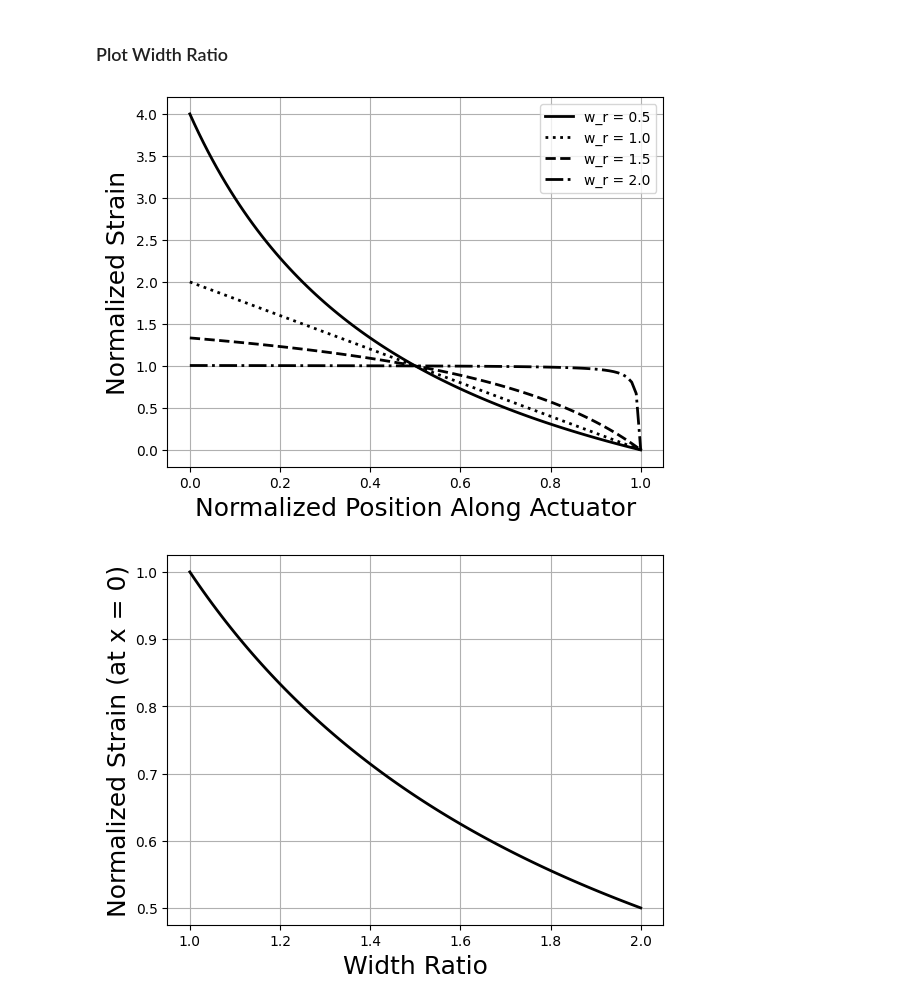
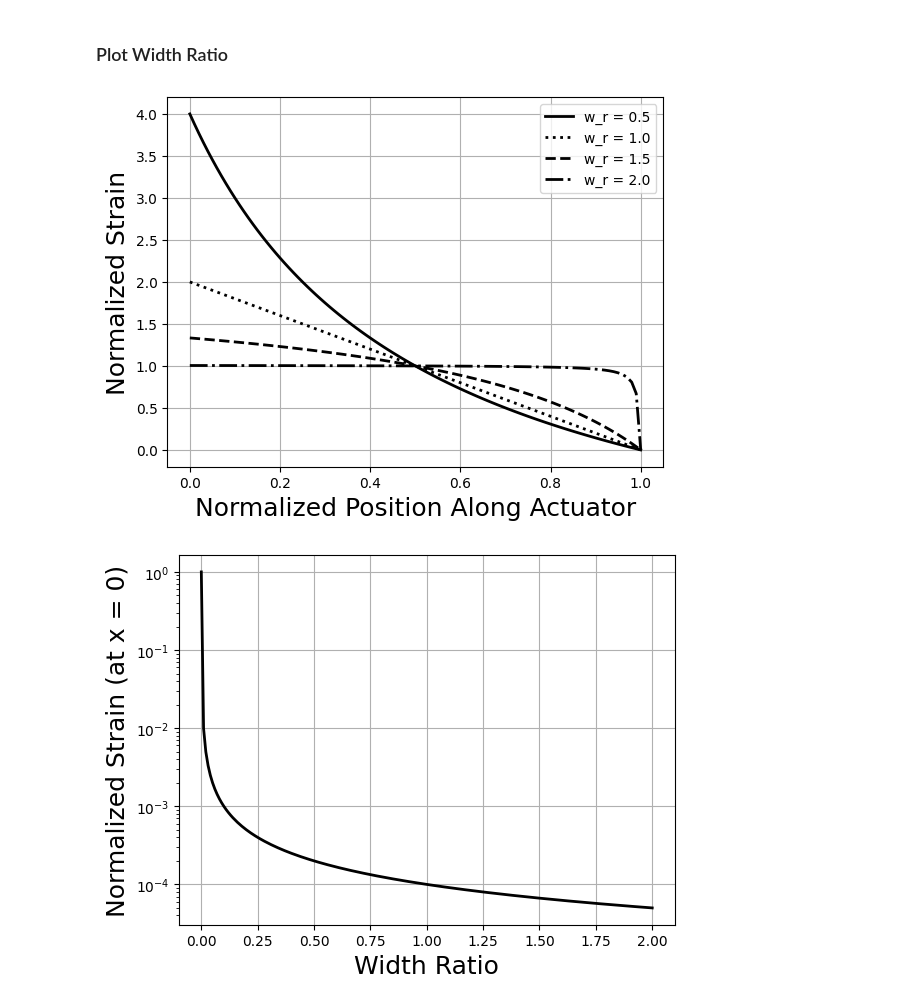
Before and after one commit to cmatchan/PZT_Actuator_Modeling, a Jupyter notebook: pzt_model.ipynb, the cells around one changed output. Cells and saved outputs as stored; diff of their text form; code cells hidden in the pictures.

Commit message:
Changed normalized strain plot to semilogy

```diff
--- a/pzt_model.ipynb
+++ b/pzt_model.ipynb
@@ -703,34 +703,36 @@ epsilon_t3 /= midstrain
 epsilon_t2 /= midstrain
 epsilon_t1 /= midstrain
 epsilon_s /= midstrain
 
 # Plot normalized strain along actuator
 plt.plot(x / l, epsilon_t1, '-k', linewidth=2, label='w_r = 0.5')
 plt.plot(x / l, epsilon_s, ':k', linewidth=2, label='w_r = 1.0')
 plt.plot(x / l, epsilon_t2, '--k', linewidth=2, label='w_r = 1.5')
 plt.plot(x / l, epsilon_t3, '-.k', linewidth=2, label='w_r = 2.0')
 plt.ylabel('Normalized Strain', fontsize=18)
 plt.xlabel('Normalized Position Along Actuator', fontsize=18)
 plt.legend()
 plt.grid()
 plt.show()
 
 # Plot normalized strain at x = 0 vs width ratio
-wr = np.arange(1, 2.01, 0.01)
+# wr = np.arange(1, 2.01, 0.01)
+wr = np.arange(0.0001, 2.01, 0.01)
 epsilon = 1 / wr
-plt.plot(wr, epsilon / np.max(epsilon), 'k', linewidth=2)
+# plt.plot(wr, epsilon / np.max(epsilon), 'k', linewidth=2)
+plt.semilogy(wr, epsilon / np.max(epsilon), 'k', linewidth=2)
 plt.ylabel('Normalized Strain (at x = 0)', fontsize=18)
 plt.xlabel('Width Ratio', fontsize=18)
 plt.grid()
 plt.show()
 
 # Plot width factor vs width ratio
-wr = np.arange(0.001, 2.01, 0.01)
+# wr = np.arange(0.001, 2.01, 0.01)
 plt.plot(wr, get_width_factor(wr), 'k', linewidth=2)
 plt.ylabel('Width Factor', fontsize=18)
 plt.xlabel('Width Ratio, $w_r$', fontsize=18)
 plt.grid()
 plt.show()
 # %% [output]
 [figure]
-[figure, old version]
+[figure, new version]
```
Also changed, not shown: parts of 1 cell of this notebook.
